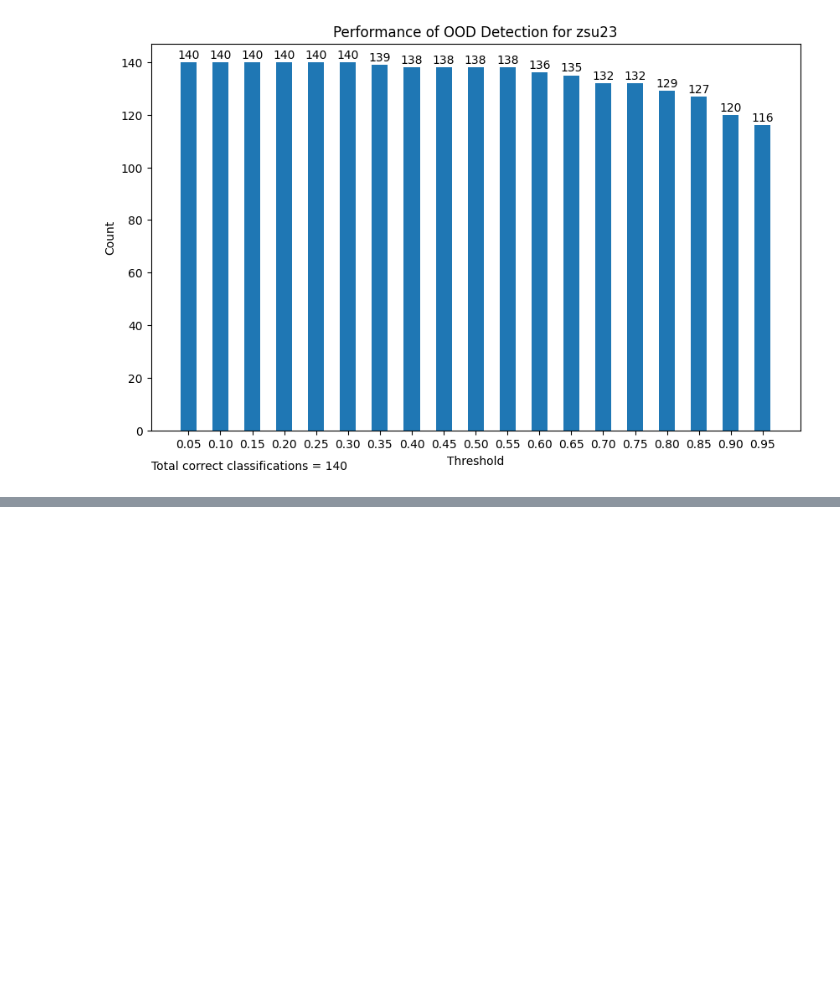
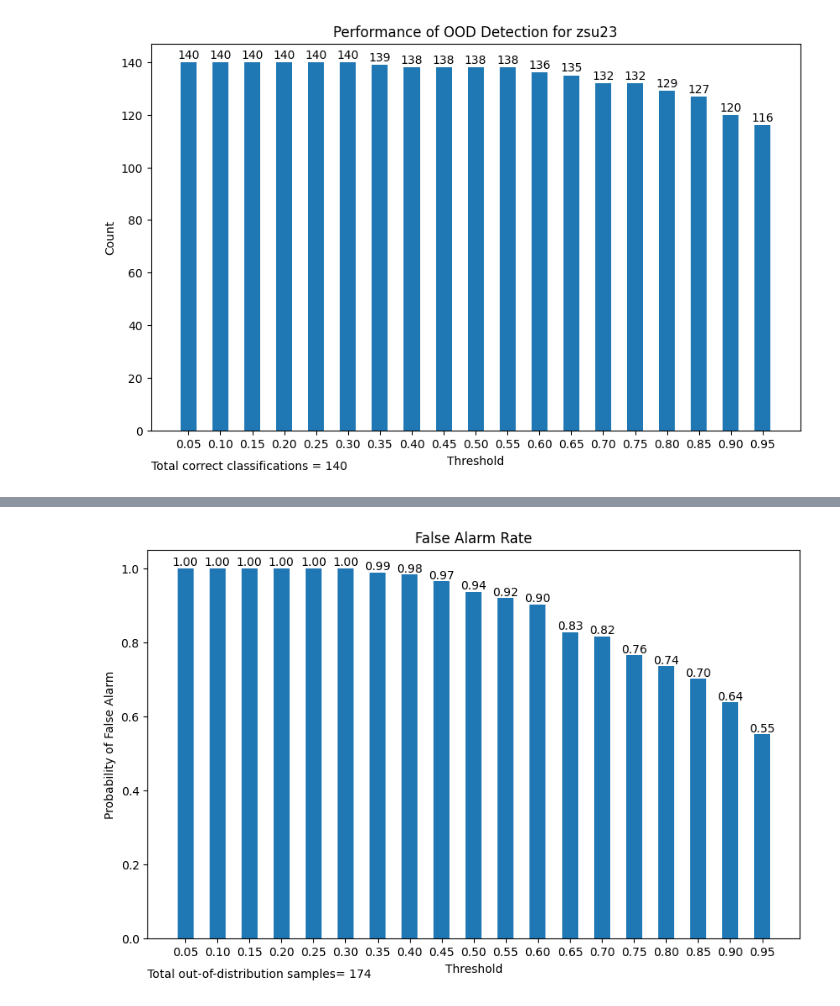
Before and after one commit to alvin-ng44/SAR_ML, a Jupyter notebook: notebooks/SSR/OOD/OOD_2s1.ipynb, the cells around one changed output, grey strips where cells are left out. Cells and saved outputs as stored; diff of their text form; code cells hidden in the pictures; blank space fills up the shorter version.

```diff
--- a/notebooks/SSR/OOD/OOD_2s1.ipynb
+++ b/notebooks/SSR/OOD/OOD_2s1.ipynb
@@ -175,0 +231,28 @@ for j in list(inv_label_map.values()):
+# %%
+# over total ood
+out_dist = (labels == excluded_label).sum()
+threshold = np.arange(0.05, 1.0, 0.05)
+count_above_threshold = []
+for t in threshold:
+    false_alarm = ((labels == excluded_label) & (confidences >= t)).sum()
+    count_above_threshold.append(false_alarm)
+count_above_threshold = np.array(count_above_threshold)
+
+fig = plt.figure(figsize=(10, 6))
+ax = fig.add_subplot(111)
+ax.bar(threshold, count_above_threshold/out_dist, width=0.025, align='center')
+
+pltlocs, pltticks = plt.xticks()
+ax.set_xticks(threshold, [f"{t:.2f}" for t in threshold])
+
+for i, count in enumerate(count_above_threshold/out_dist):
+    ax.text(threshold[i], count, f"{count:.2f}", ha='center', va='bottom')
+
+ax.text(0, -0.1, f"Total out-of-distribution samples= {out_dist}", transform=ax.transAxes)
+
+ax.set_xlabel('Threshold')
+ax.set_ylabel('Probability of False Alarm')
+ax.set_title(f'False Alarm Rate')
+plt.show()
+# %% [output]
+[figure, added]
```
Also changed, not shown: parts of 5 cells of this notebook, 2 other files.
